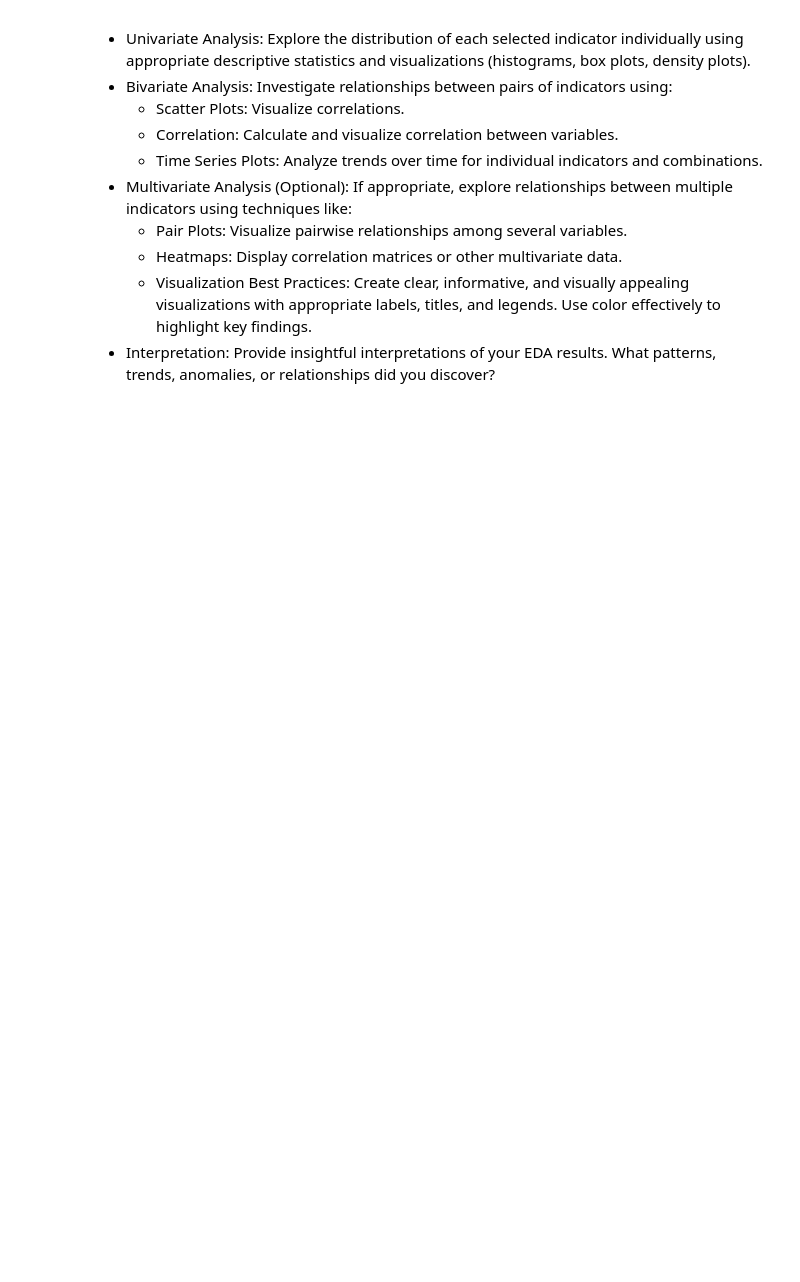
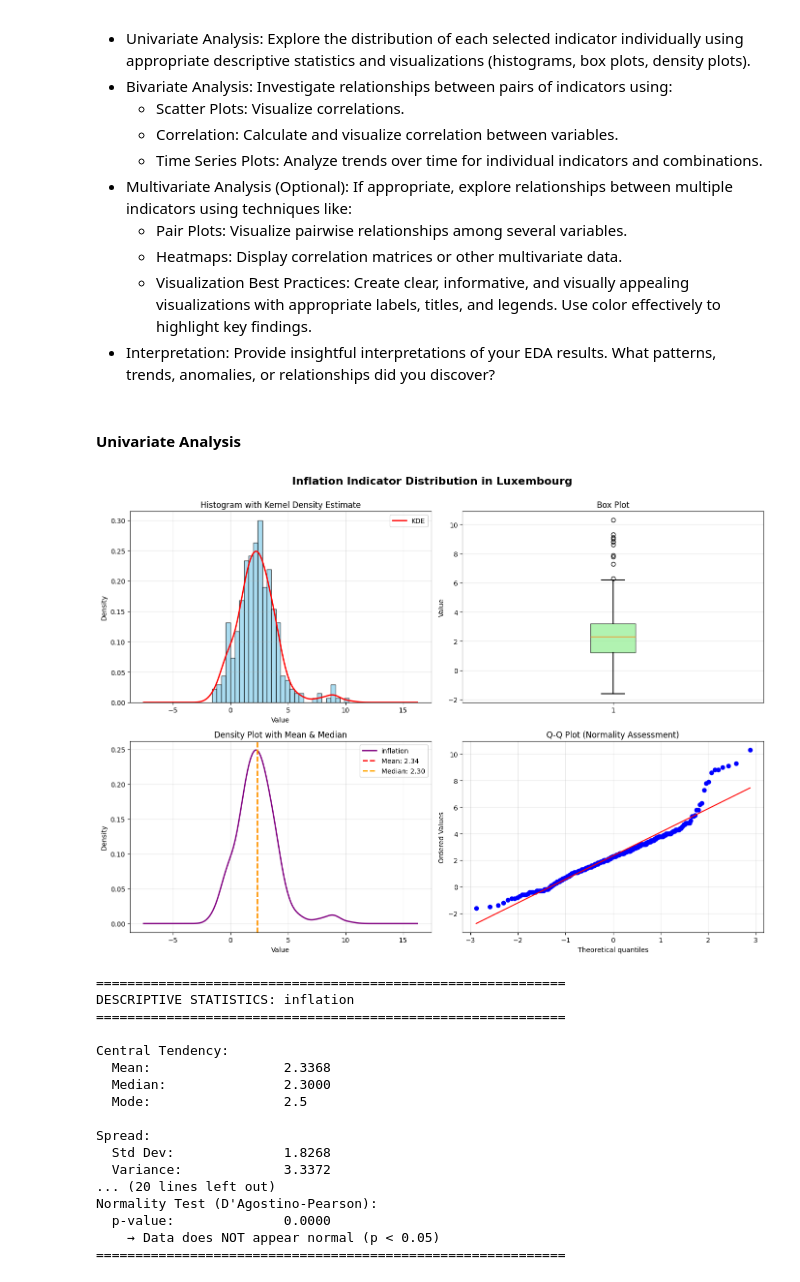
Before and after one commit to SexomQ/ExploratoryDataAnalysis, a Jupyter notebook: EuropeanDevelopmentIndicatorsAcquisition.ipynb, the cells around one changed output. Cells and saved outputs as stored; diff of their text form; code cells hidden in the pictures; blank space fills up the shorter version.

Commit message:
add exploratory data analysis

```diff
--- a/EuropeanDevelopmentIndicatorsAcquisition.ipynb
+++ b/EuropeanDevelopmentIndicatorsAcquisition.ipynb
@@ -687,3 +687,5 @@ visualizations with appropriate labels, titles, and legends. Use color effective
 highlight key findings.
  - Interpretation: Provide insightful interpretations of your EDA results. What patterns,
 trends, anomalies, or relationships did you discover?
+# %% [markdown]
+#### Univariate Analysis
@@ -689,0 +840,22 @@ trends, anomalies, or relationships did you discover?
+# %%
+# Analysis of the Inflation indicator distribution
+inflation_stats = explore_indicator_distribution(cleaned_indicators['inflation'], 'inflation', title='Inflation Indicator Distribution in Luxembourg')
+# %% [output]
+[figure, added]
+============================================================
+DESCRIPTIVE STATISTICS: inflation
+============================================================
+
+Central Tendency:
+  Mean:                 2.3368
+  Median:               2.3000
+  Mode:                 2.5
+
+Spread:
+  Std Dev:              1.8268
+  Variance:             3.3372
+... (20 lines left out)
+Normality Test (D'Agostino-Pearson):
+  p-value:              0.0000
+    → Data does NOT appear normal (p < 0.05)
+============================================================
```
Also changed, not shown: parts of 28 cells of this notebook.
